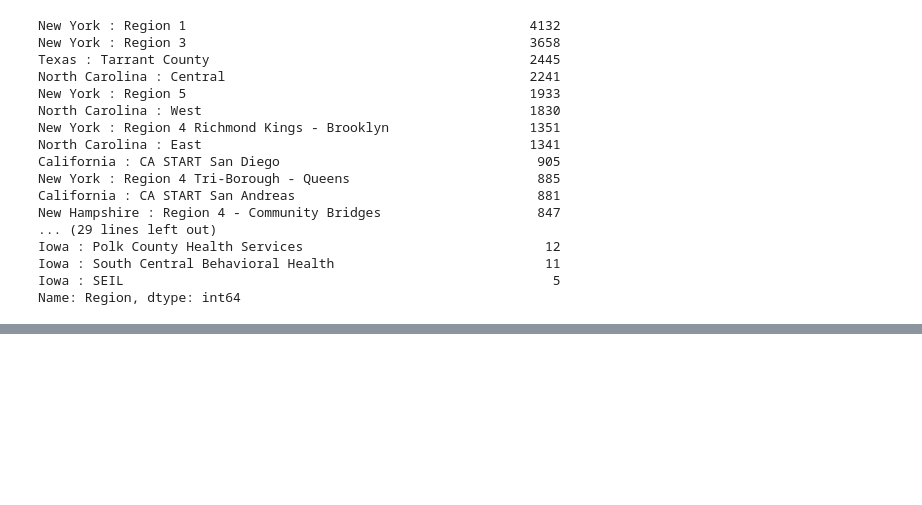
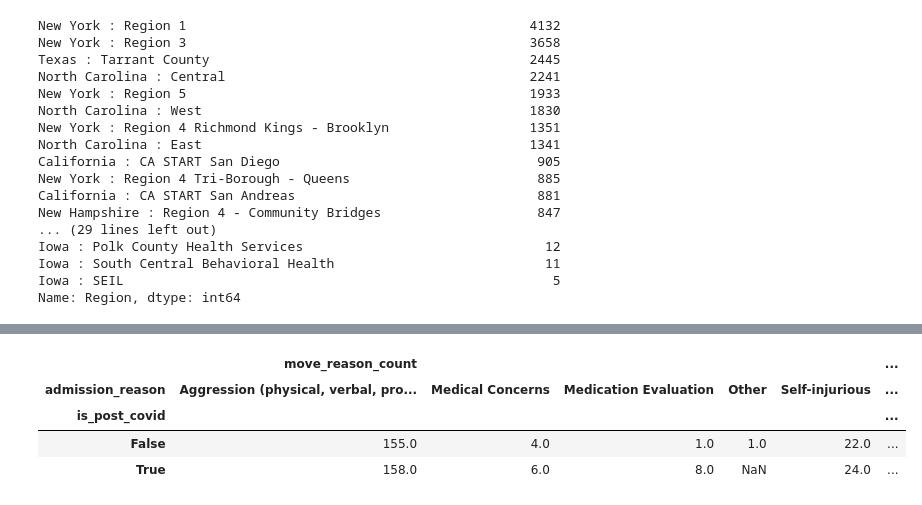
Before and after one commit to aimenabdulaziz/qss_final_project, a Jupyter notebook: code/01_notebook.ipynb, the cells around one changed output, grey strips where cells are left out. Drawn from its saved outputs; the diff is of its cells as text; code cells hidden in the pictures; blank space fills up the shorter version.

```diff
--- a/code/01_notebook.ipynb
+++ b/code/01_notebook.ipynb
@@ -411,0 +741,6 @@ Name: Region, dtype: int64
+# %%
+in_patient_admissions_no_other = in_patient_admissions[~in_patient_admissions["admission_reason"].str.contains('Other:', na=False)].copy()
+print(f"The number of unique move reasons before dropping 'Other' is: {in_patient_admissions.admission_reason.nunique()}")
+print(f"The number of unique move reasons is: {in_patient_admissions_no_other.admission_reason.nunique()}")
+
+print(f"Retention Rate After Dropping 'Other': {round(100*in_patient_admissions_no_other.shape[0]/in_patient_admissions.shape[0], 2)}%")
@@ -411,0 +794,18 @@ Name: Region, dtype: int64
+# %%
+def compare_admission_disparities(df: pd.DataFrame, month_bandwidth: int):
+    pre_change_lower_bound = date_cutoff - relativedelta(months = month_bandwidth)
+    post_change_upper_bound = date_cutoff + relativedelta(months = month_bandwidth)
+    print(f"Pre Change Lower Bound: {pre_change_lower_bound}, Post Change Upper Bound: {post_change_upper_bound}")
+
+    # Subset to data that is within the range of the pre and post covid data
+    filtered_combined = df[(df['admission_date'] >= pre_change_lower_bound) &
+                                                    (df['admission_date'] <= post_change_upper_bound)].copy()
+
+    print(f"The shape for the filtered data frame is {filtered_combined.shape}")
+
+    filtered_combined['is_post_covid'] = df['admission_date'] >= date_cutoff
+
+    return filtered_combined
+
+filtered_admission_10 = compare_admission_disparities(in_patient_admissions_no_other, 10)
+filtered_admission_10['is_post_covid'].value_counts()
@@ -411,0 +818,27 @@ Name: Region, dtype: int64
+# %%
+def count_admissions_distribution(combined: pd.DataFrame):
+    # see how the frequency of admission reasons changed pre and post covid
+    df = pd.DataFrame(combined.groupby('is_post_covid').agg({'admission_reason' : 'value_counts'}).
+                    rename(columns={'admission_reason' : 'move_reason_count'}))
+
+    # pivot the table to get the counts of presented problems pre and post covid
+    return pd.pivot_table(df, index='is_post_covid', columns='admission_reason')
+
+count_admissions_distribution(filtered_admission_10)
+
+# proportion for admission reasons comparing pre and post covid
+def count_admissions_proportion(combined: pd.DataFrame):
+    df = pd.DataFrame(combined.groupby('is_post_covid').agg({'admission_reason' : 'value_counts'}).
+                rename(columns={'admission_reason' : 'admission_reason_count'}))
+
+    df['admission_reason_count'] = (df['admission_reason_count']/df['admission_reason_count'].sum())*100
+
+    return pd.pivot_table(df, index='is_post_covid', columns='admission_reason')
+
+count_admissions_proportion(filtered_admission_10)
+# %% [output]
+|  | move_reason_count |  |  |  |  | ... |
+| admission_reason | Aggression (physical, verbal, pro... | Medical Concerns | Medication Evaluation | Other | Self-injurious | ... |
+| is_post_covid |  |  |  |  |  | ... |
+| False | 155.0 | 4.0 | 1.0 | 1.0 | 22.0 | ... |
+| True | 158.0 | 6.0 | 8.0 | NaN | 24.0 | ... |
```
Also changed, not shown: parts of 32 cells of this notebook.
